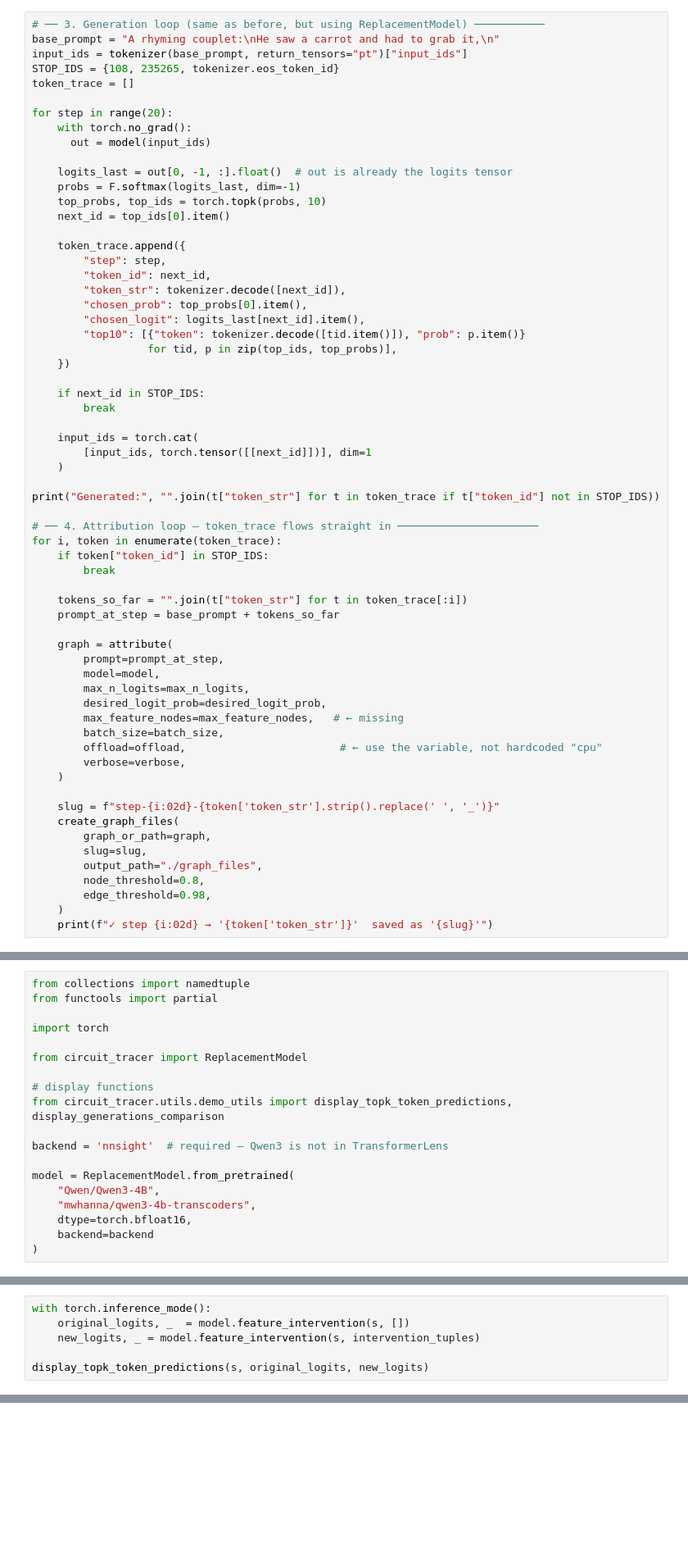
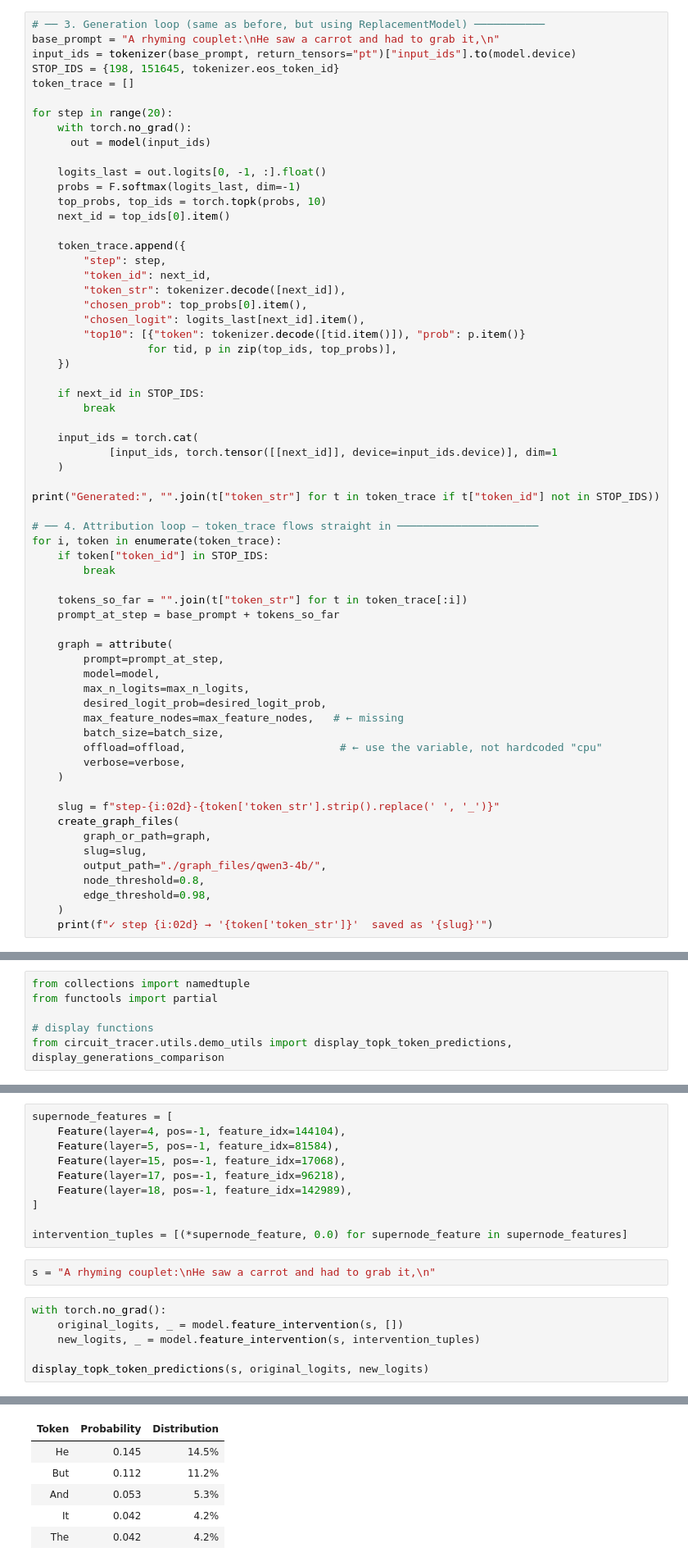
Before and after one commit to sirichada/circuit-tracer, a Jupyter notebook: demos/poetry_demo_qwen3_4b.ipynb, the cells around one changed output, grey strips where cells are left out. Shown at 82% size. Saved outputs shown, nothing was run; the diff lists cells and outputs as text; blank space fills up the shorter version.

Commit message:
qwen3-4b generation done

```diff
--- a/demos/poetry_demo_qwen3_4b.ipynb
+++ b/demos/poetry_demo_qwen3_4b.ipynb
@@ -53,15 +58,15 @@ verbose = True  # Whether to display a tqdm progress bar and timing report
 # %%
 # ── 3. Generation loop (same as before, but using ReplacementModel) ───────────
 base_prompt = "A rhyming couplet:\nHe saw a carrot and had to grab it,\n"
-input_ids = tokenizer(base_prompt, return_tensors="pt")["input_ids"]
-STOP_IDS = {108, 235265, tokenizer.eos_token_id}
+input_ids = tokenizer(base_prompt, return_tensors="pt")["input_ids"].to(model.device)
+STOP_IDS = {198, 151645, tokenizer.eos_token_id}
 token_trace = []
 
 for step in range(20):
     with torch.no_grad():
       out = model(input_ids)
 
-    logits_last = out[0, -1, :].float()  # out is already the logits tensor
+    logits_last = out.logits[0, -1, :].float()
     probs = F.softmax(logits_last, dim=-1)
     top_probs, top_ids = torch.topk(probs, 10)
     next_id = top_ids[0].item()
@@ -80,7 +85,7 @@ for step in range(20):
         break
 
     input_ids = torch.cat(
-        [input_ids, torch.tensor([[next_id]])], dim=1
+            [input_ids, torch.tensor([[next_id]], device=input_ids.device)], dim=1
     )
 
 print("Generated:", "".join(t["token_str"] for t in token_trace if t["token_id"] not in STOP_IDS))
@@ -108,7 +113,7 @@ for i, token in enumerate(token_trace):
     create_graph_files(
         graph_or_path=graph,
         slug=slug,
-        output_path="./graph_files",
+        output_path="./graph_files/qwen3-4b/",
         node_threshold=0.8,
         edge_threshold=0.98,
     )
@@ -269,21 +460,8 @@ based on intervention_demo
 from collections import namedtuple
 from functools import partial
 
-import torch
-
-from circuit_tracer import ReplacementModel
-
 # display functions
 from circuit_tracer.utils.demo_utils import display_topk_token_predictions, display_generations_comparison
-
-backend = 'nnsight'  # required — Qwen3 is not in TransformerLens
-
-model = ReplacementModel.from_pretrained(
-    "Qwen/Qwen3-4B",
-    "mwhanna/qwen3-4b-transcoders",
-    dtype=torch.bfloat16,
-    backend=backend
-)
 # %%
 Feature = namedtuple('Feature', ['layer', 'pos', 'feature_idx'])
 
@@ -301,6 +470,19 @@ s = "Rhyming couplet:\nThe morning sun began to rise\n"
+# %%
+supernode_features = [
+    Feature(layer=4, pos=-1, feature_idx=144104),
+    Feature(layer=5, pos=-1, feature_idx=81584),
+    Feature(layer=15, pos=-1, feature_idx=17068),
+    Feature(layer=17, pos=-1, feature_idx=96218),
+    Feature(layer=18, pos=-1, feature_idx=142989),
+]
+
+intervention_tuples = [(*supernode_feature, 0.0) for supernode_feature in supernode_features]
+# %%
+s = "A rhyming couplet:\nHe saw a carrot and had to grab it,\n"
 # %%
-with torch.inference_mode():
-    original_logits, _  = model.feature_intervention(s, [])
+with torch.no_grad():
+    original_logits, _ = model.feature_intervention(s, [])
     new_logits, _ = model.feature_intervention(s, intervention_tuples)
 
 display_topk_token_predictions(s, original_logits, new_logits)
+# %% [output]
@@ -306,0 +492,6 @@ display_topk_token_predictions(s, original_logits, new_logits)
+| Token | Probability | Distribution |
+| He | 0.145 | 14.5% |
+| But | 0.112 | 11.2% |
+| And | 0.053 | 5.3% |
+| It | 0.042 | 4.2% |
+| The | 0.042 | 4.2% |
```
Also changed, not shown: parts of 22 cells of this notebook, 2 other files.
